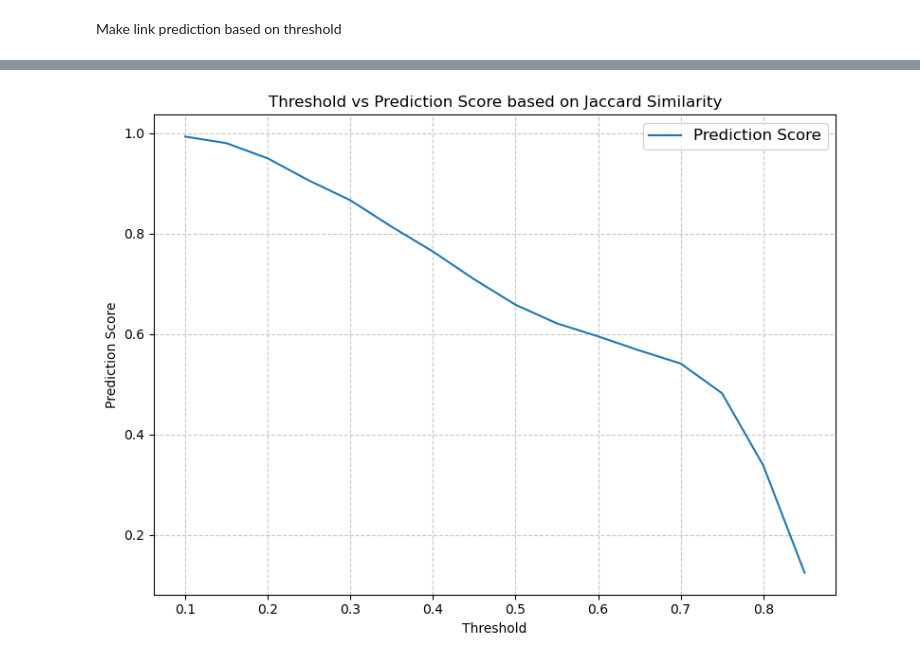
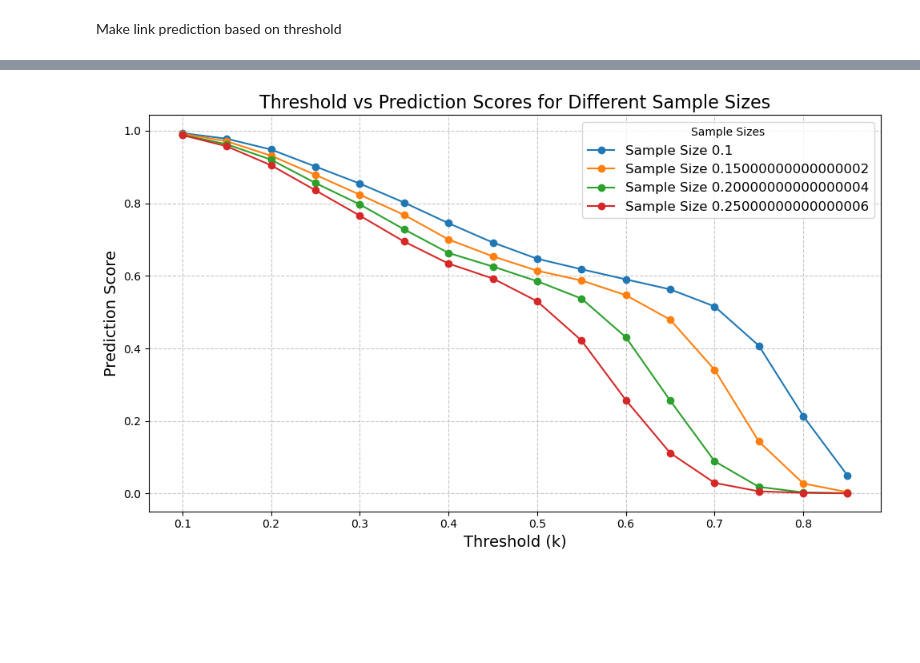
Before and after one commit to meteor123456/Spotify-Artist-Cooccurence, a Jupyter notebook: analysis.ipynb, the cells around one changed output, grey strips where cells are left out. Drawn from its saved outputs; the diff is of its cells as text; code cells hidden in the pictures; blank space fills up the shorter version.

Commit message:
added more jaccard

```diff
--- a/analysis.ipynb
+++ b/analysis.ipynb
@@ -498,19 +501,23 @@ g_train.remove_edges_from(edge_subset)
 # %% [markdown]
 Make link prediction based on threshold
 # %%
-s = 0.1 #Threshold start
-e = 0.8 #Threshold end
+start = 0.1 #Threshold start
+end = 0.8 #Threshold end
 step = 0.05
 # %%
-prediction_jaccard = nx.jaccard_coefficient(g_train, edge_subset)
-score, label = zip(*[(s, (u,v) in edge_subset) for (u,v,s) in prediction_jaccard])
-predictions = {} # dictionary of threshold value vs prediction score
+prediction_sets = {} #key is the sample size, value is the prediction scores based on thresholds
+for size,t in train_sets.items():
+  prediction_jaccard = nx.jaccard_coefficient(t, edge_subset)
+  score, label = zip(*[(s, (u,v) in edge_subset) for (u,v,s) in prediction_jaccard])
+  predictions = {} # dictionary of threshold value vs prediction score
 
-for k in np.arange (s,e+step, step):
-  predicted_edges = 0
-  for s in score:
-    if s > k:
-      predicted_edges += 1
+  for k in np.arange (start,end+step, step):
+    predicted_edges = 0
+    for s in score:
+      if s > k:
+        predicted_edges += 1
 
-  predicted = predicted_edges / len(edge_subset)
-  predictions[k] = predicted
+    predicted = predicted_edges / len(edge_subset)
+    predictions[k] = predicted
+    prediction_series = pd.Series(predictions)
+  prediction_sets[size] = prediction_series
@@ -519,15 +544,17 @@ prediction_series = pd.Series(predictions)
 # %%
-plt.figure(figsize=(8, 6))
-plt.plot(prediction_series.index, prediction_series.values, label='Prediction Score')
+plt.figure(figsize=(10, 6))
+for size, series in prediction_sets.items():
+    plt.plot(series.index, series.values, marker='o', label=f'Sample Size {size}')
 
-plt.title('Threshold vs Prediction Score based on Jaccard Similarity')
-plt.xlabel('Threshold')
-plt.ylabel('Prediction Score')
+# Customize the plot
+plt.title('Threshold vs Prediction Scores for Different Sample Sizes', fontsize=16)
+plt.xlabel('Threshold (k)', fontsize=14)
+plt.ylabel('Prediction Score', fontsize=14)
 plt.grid(True, linestyle='--', alpha=0.7)
-plt.legend(fontsize=12)
+plt.legend(title="Sample Sizes", fontsize=12)
 plt.tight_layout()
 
 # Show the plot
 plt.show()
 # %% [output]
-[figure, old version]
+[figure, new version]
```
Also changed, not shown: parts of 5 cells of this notebook.
